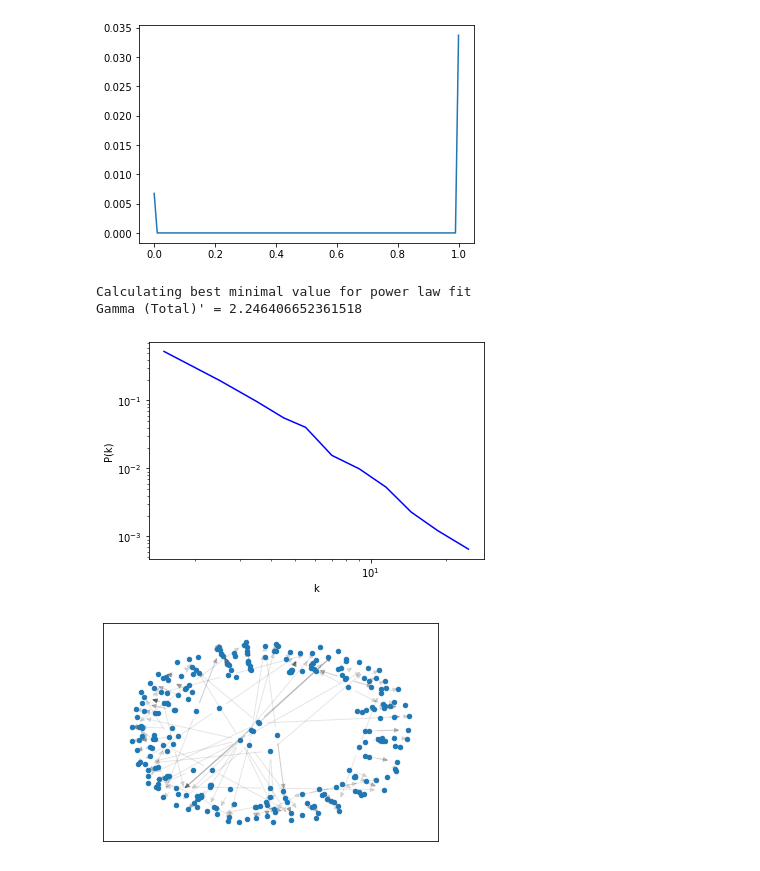
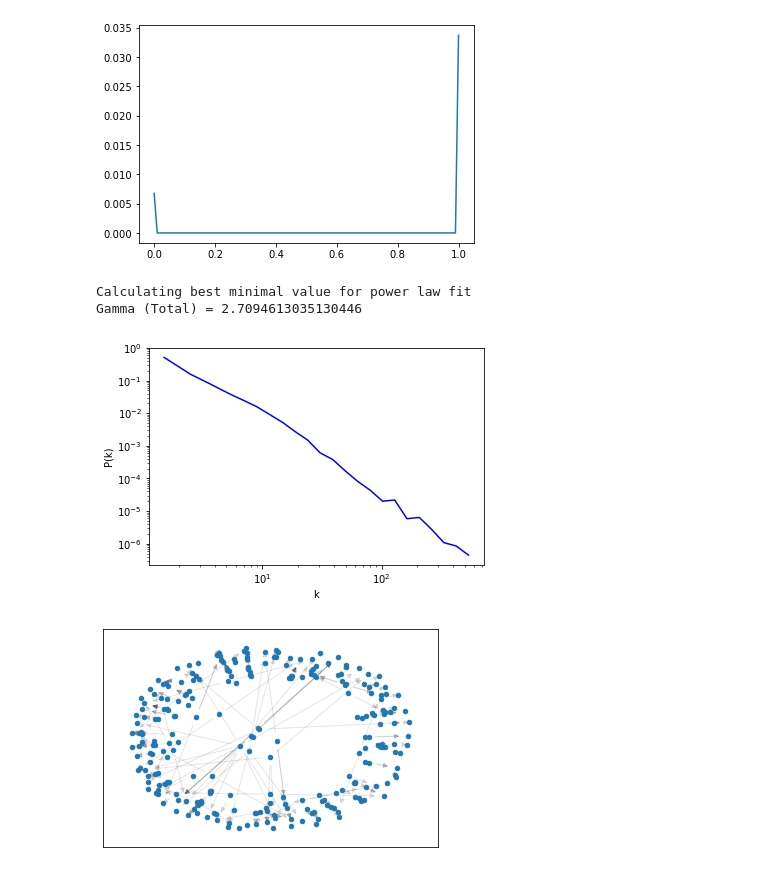
Before and after one commit to omeryefet/Complex_Networks, a Jupyter notebook: Project2022.ipynb, the cells around one changed output. Cells and saved outputs as stored; diff of their text form; code cells hidden in the pictures.

```diff
--- a/Project2022.ipynb
+++ b/Project2022.ipynb
@@ -209,20 +209,20 @@ plt.plot(a,b)
 # %%
 def plot_gamma(num):
     G_weighted_directed = graph_list[num]
     degree_dict = {'In':G_weighted_directed.in_degree,'Out':G_weighted_directed.out_degree,'Total':G_weighted_directed.degree}
     degree_sequence = sorted([d for _, d in degree_dict['Total']],reverse=True)
     figPDF = powerlaw.plot_pdf(degree_sequence,color='b')
     figPDF.set_ylabel(r"P(k)")
     figPDF.set_xlabel(r"k")
     fit = powerlaw.Fit(degree_sequence,discrete=True)
     gamma = fit.power_law.alpha
-    print(f"Gamma (Total)' = {gamma}")
+    print(f"Gamma (Total) = {gamma}")
 
-plot_gamma(2)
+plot_gamma(4)
 # %% [output]
 Calculating best minimal value for power law fit
-Gamma (Total)' = 2.246406652361518
+Gamma (Total) = 2.7094613035130446
-[figure, old version]
+[figure, new version]
 # %%
 # Plot directional Graph
 
```
Also changed, not shown: parts of 18 cells of this notebook, 9 other files.
